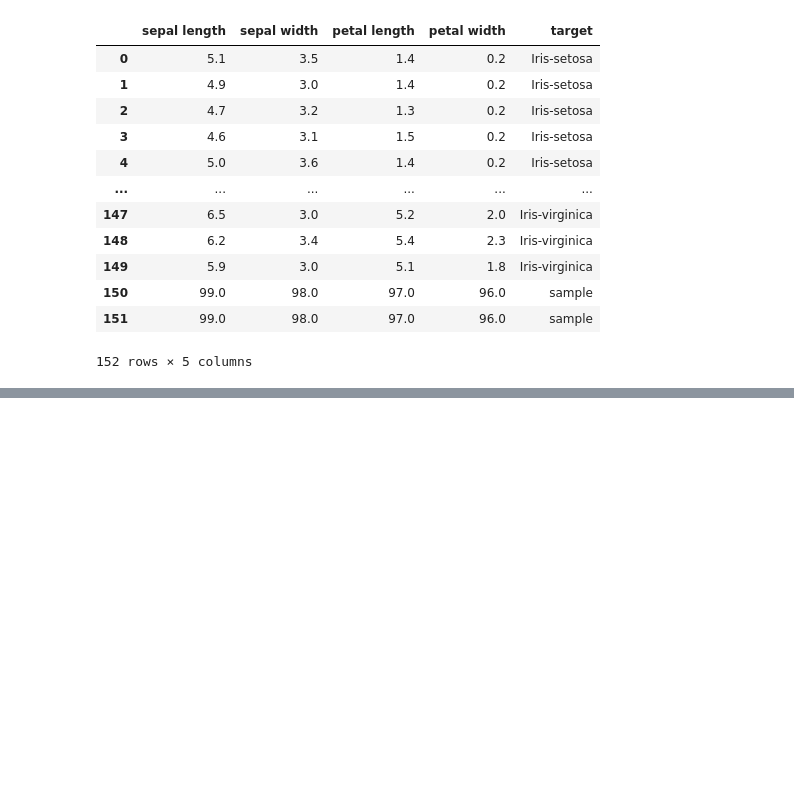
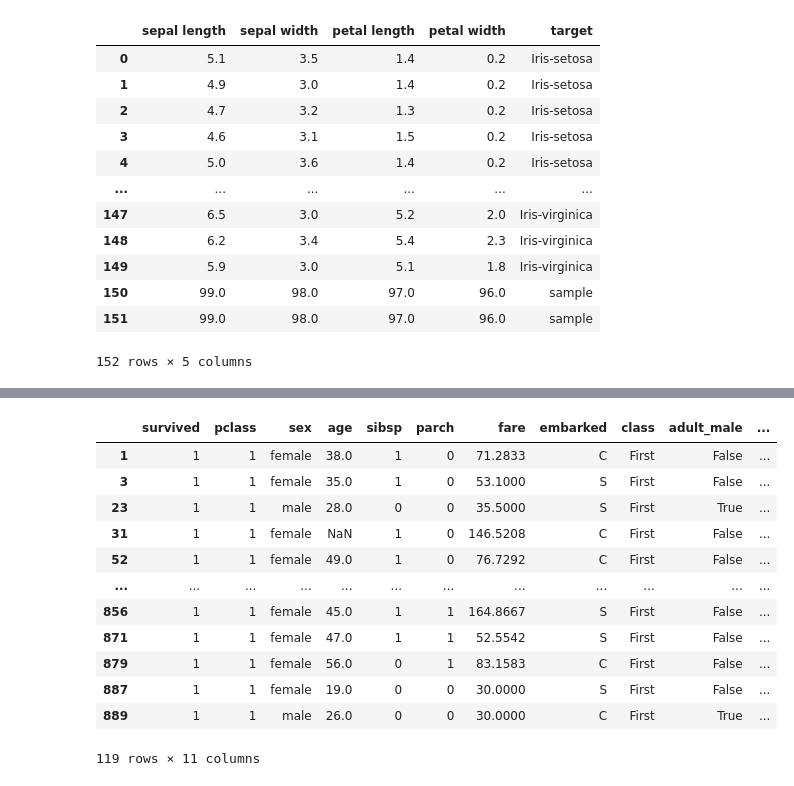
Before and after one commit to blackbutterfly0852/ADP_PRACTICE, a Jupyter notebook: 230114_데이터핸들링.ipynb, the cells around one changed output, grey strips where cells are left out. Saved outputs shown, nothing was run; the diff lists cells and outputs as text; code cells hidden in the pictures; blank space fills up the shorter version.

```diff
--- a/230114_데이터핸들링.ipynb
+++ b/230114_데이터핸들링.ipynb
@@ -247,0 +401,17 @@ df
+# %%
+# 12-2) 생존자 and 요금 30달러 이상 and First class
+df[(df['survived'] == 1) & (df['fare'] >= 30) & (df['class'] == 'First')]
+# %% [output]
+|  | survived | pclass | sex | age | sibsp | parch | fare | embarked | class | adult_male | ... |
+| 1 | 1 | 1 | female | 38.0 | 1 | 0 | 71.2833 | C | First | False | ... |
+| 3 | 1 | 1 | female | 35.0 | 1 | 0 | 53.1000 | S | First | False | ... |
+| 23 | 1 | 1 | male | 28.0 | 0 | 0 | 35.5000 | S | First | True | ... |
+| 31 | 1 | 1 | female | NaN | 1 | 0 | 146.5208 | C | First | False | ... |
+| 52 | 1 | 1 | female | 49.0 | 1 | 0 | 76.7292 | C | First | False | ... |
+| ... | ... | ... | ... | ... | ... | ... | ... | ... | ... | ... | ... |
+| 856 | 1 | 1 | female | 45.0 | 1 | 1 | 164.8667 | S | First | False | ... |
+| 871 | 1 | 1 | female | 47.0 | 1 | 1 | 52.5542 | S | First | False | ... |
+| 879 | 1 | 1 | female | 56.0 | 0 | 1 | 83.1583 | C | First | False | ... |
+| 887 | 1 | 1 | female | 19.0 | 0 | 0 | 30.0000 | S | First | False | ... |
+| 889 | 1 | 1 | male | 26.0 | 0 | 0 | 30.0000 | C | First | True | ... |
+119 rows × 11 columns
```
Also changed, not shown: parts of 19 cells of this notebook.
